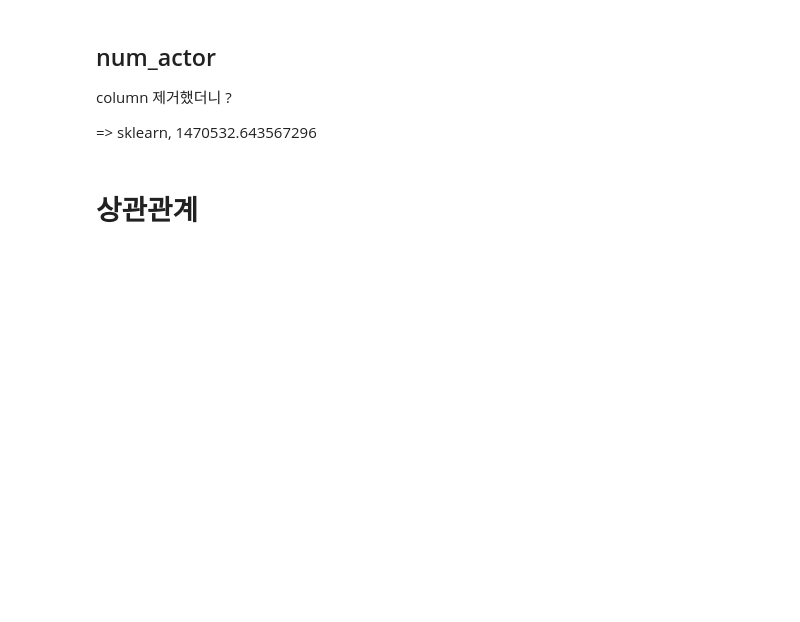
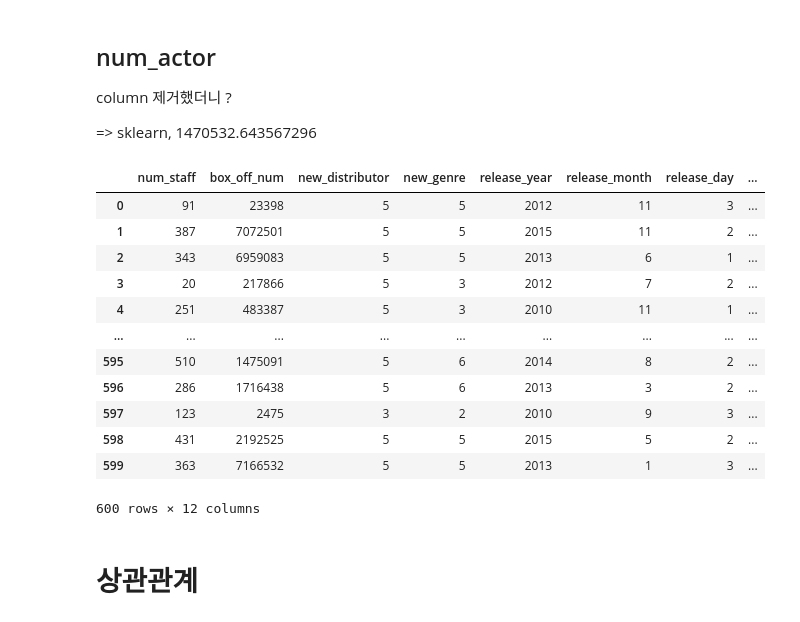
Before and after one commit to shp1204/AI-, a Jupyter notebook: study/1st_movie/movie_.ipynb, the cells around one changed output. Saved outputs shown, nothing was run; the diff lists cells and outputs as text; code cells hidden in the pictures; blank space fills up the shorter version.

```diff
--- a/study/1st_movie/movie_.ipynb
+++ b/study/1st_movie/movie_.ipynb
@@ -391,6 +391,22 @@ column 제거했더니 ?
 # %%
 del df['num_actor']
 del testdf['num_actor']
+# %%
+df
+# %% [output]
+|  | num_staff | box_off_num | new_distributor | new_genre | release_year | release_month | release_day | ... |
+| 0 | 91 | 23398 | 5 | 5 | 2012 | 11 | 3 | ... |
+| 1 | 387 | 7072501 | 5 | 5 | 2015 | 11 | 2 | ... |
+| 2 | 343 | 6959083 | 5 | 5 | 2013 | 6 | 1 | ... |
+| 3 | 20 | 217866 | 5 | 3 | 2012 | 7 | 2 | ... |
+| 4 | 251 | 483387 | 5 | 3 | 2010 | 11 | 1 | ... |
+| ... | ... | ... | ... | ... | ... | ... | ... | ... |
+| 595 | 510 | 1475091 | 5 | 6 | 2014 | 8 | 2 | ... |
+| 596 | 286 | 1716438 | 5 | 6 | 2013 | 3 | 2 | ... |
+| 597 | 123 | 2475 | 3 | 2 | 2010 | 9 | 3 | ... |
+| 598 | 431 | 2192525 | 5 | 5 | 2015 | 5 | 2 | ... |
+| 599 | 363 | 7166532 | 5 | 5 | 2013 | 1 | 3 | ... |
+600 rows × 12 columns
 # %% [markdown]
 # 상관관계
 # %%
```
Also changed, not shown: parts of 3 cells of this notebook, 33 other files.
